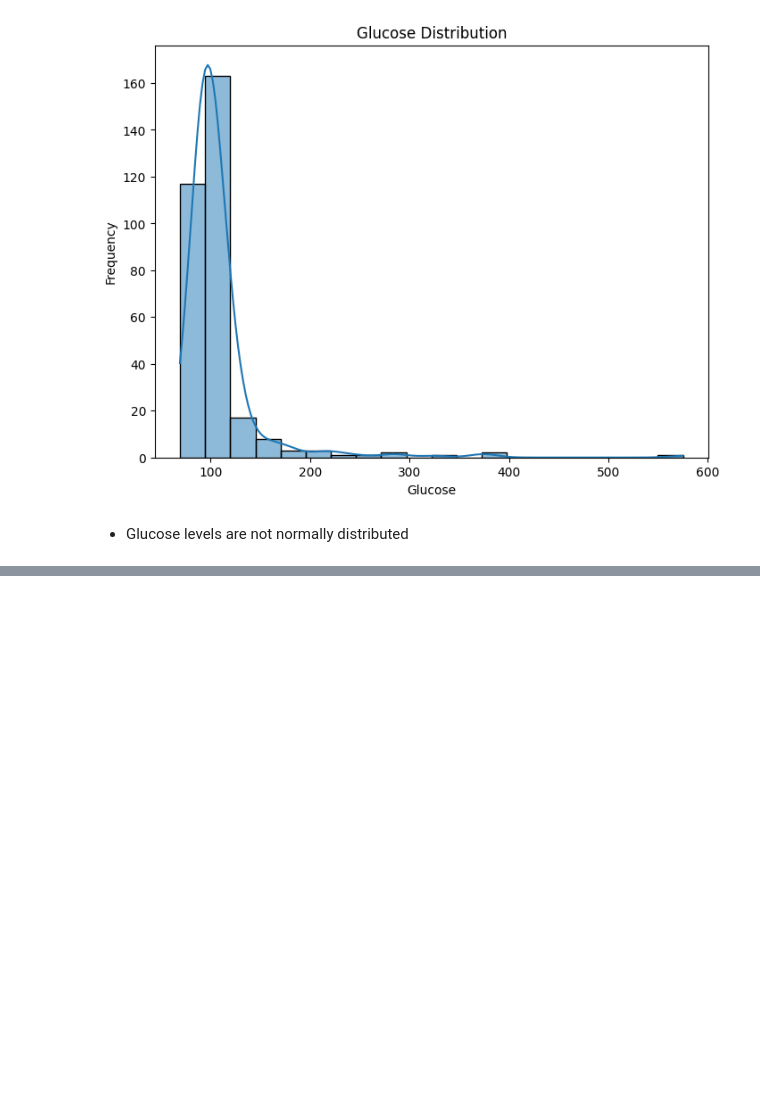
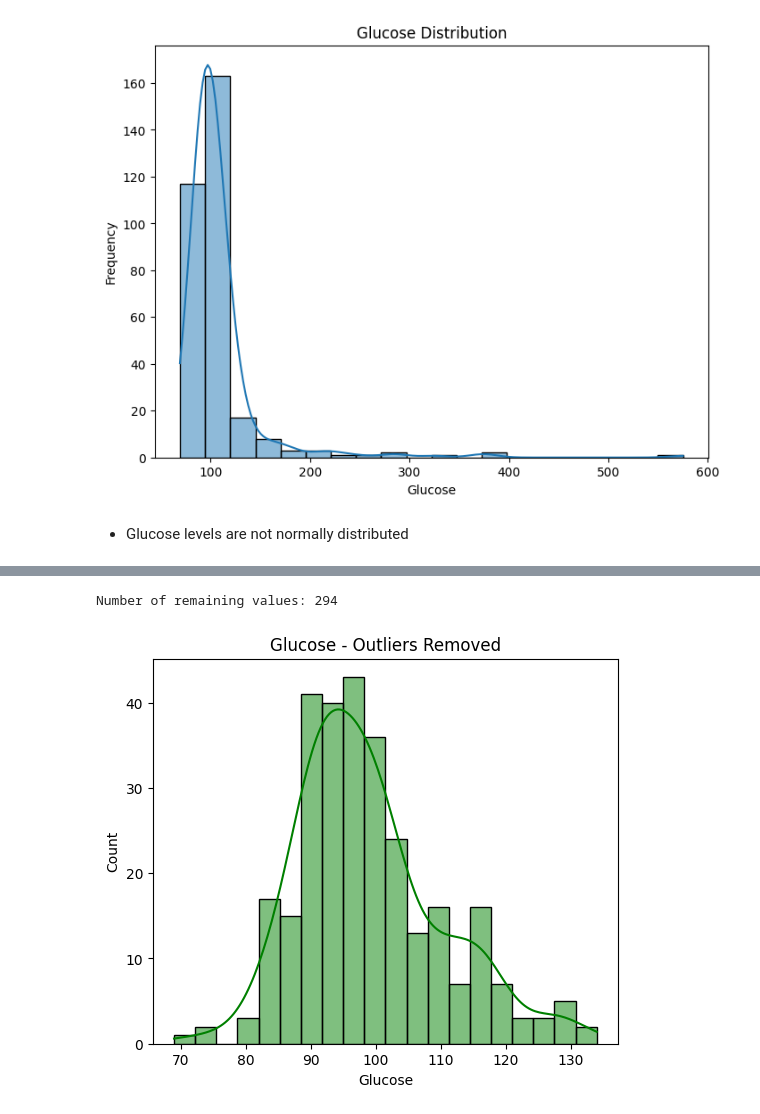
Before and after one commit to USF-AI-Fall-2025/assignment-02-logic-divyadsouza, a Jupyter notebook: gallstone_investigator.ipynb, the cells around one changed output, grey strips where cells are left out. Saved outputs shown, nothing was run; the diff lists cells and outputs as text; code cells hidden in the pictures; blank space fills up the shorter version.

Commit message:
with glucose level normalization

```diff
--- a/gallstone_investigator.ipynb
+++ b/gallstone_investigator.ipynb
@@ -107,0 +110,21 @@ plt.show()
+# %%
+
+col = 'Glucose'
+
+Q1 = df[col].quantile(0.25)
+Q3 = df[col].quantile(0.75)
+IQR = Q3 - Q1
+
+# Define bounds
+lower_bound = Q1 - 1.5 * IQR
+upper_bound = Q3 + 1.5 * IQR
+
+print(f"Lower bound: {lower_bound}")
+print(f"Upper bound: {upper_bound}")
+
+# Identify outliers
+outliers = df[(df[col] < lower_bound) | (df[col] > upper_bound)][col]
+
+print(f"Number of outliers: {len(outliers)}")
+print("Outlier values:")
+print(outliers)
@@ -107,0 +149,16 @@ plt.show()
+# %%
+# Creating a df with outliers removed
+glucose_clean = df[(df[col] >= lower_bound) & (df[col] <= upper_bound)][col]
+print(f"Number of remaining values: {len(glucose_clean)}")
+# %% [output]
+Number of remaining values: 294
+# %%
+# After removing outliers
+
+plt.figure(figsize=(6,5))
+sns.histplot(glucose_clean, kde=True, bins=20, color='green')
+plt.title("Glucose - Outliers Removed")
+
+plt.show()
+# %% [output]
+[figure, added]
```
Also changed, not shown: parts of 2 cells of this notebook.
